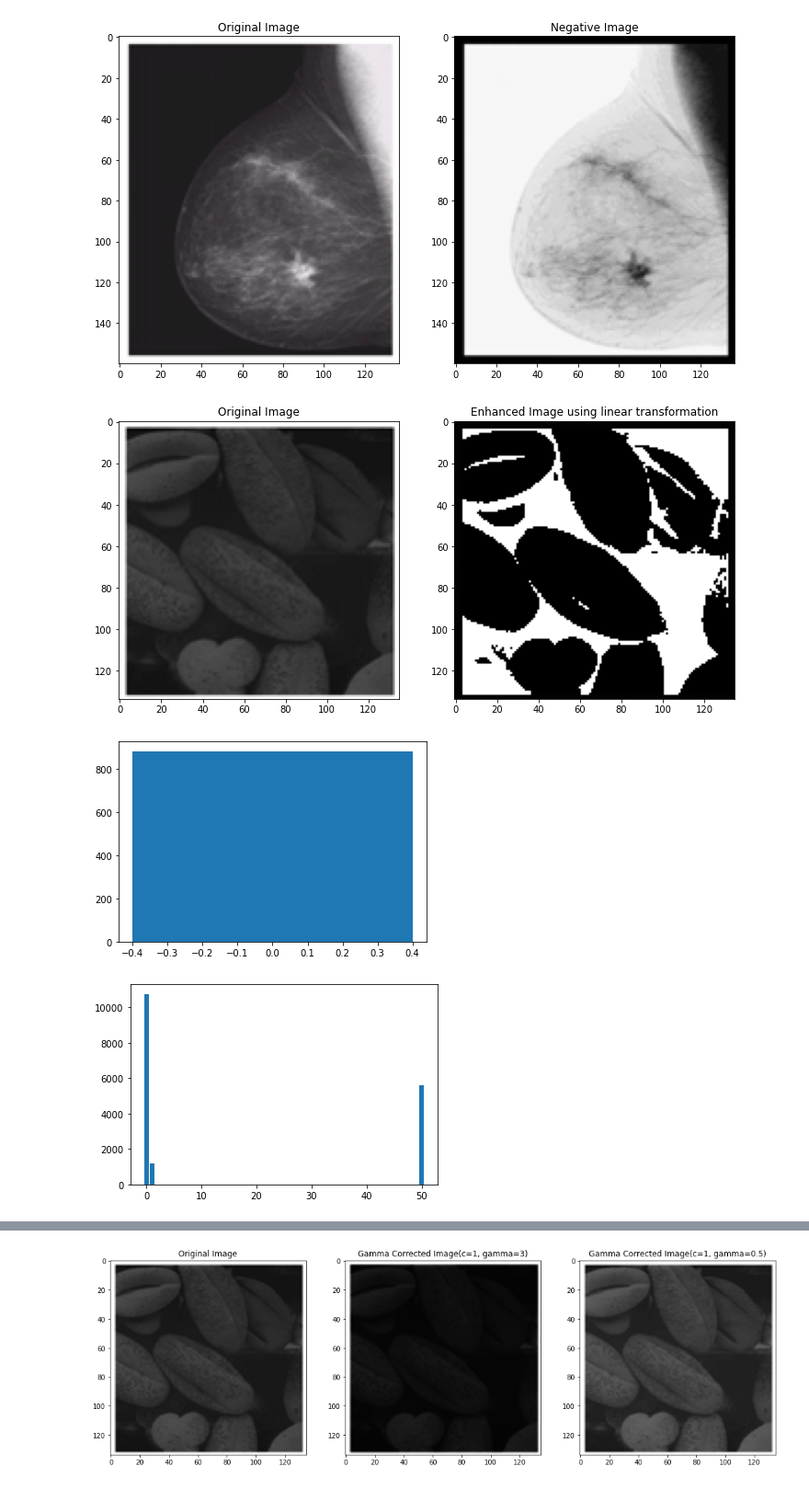
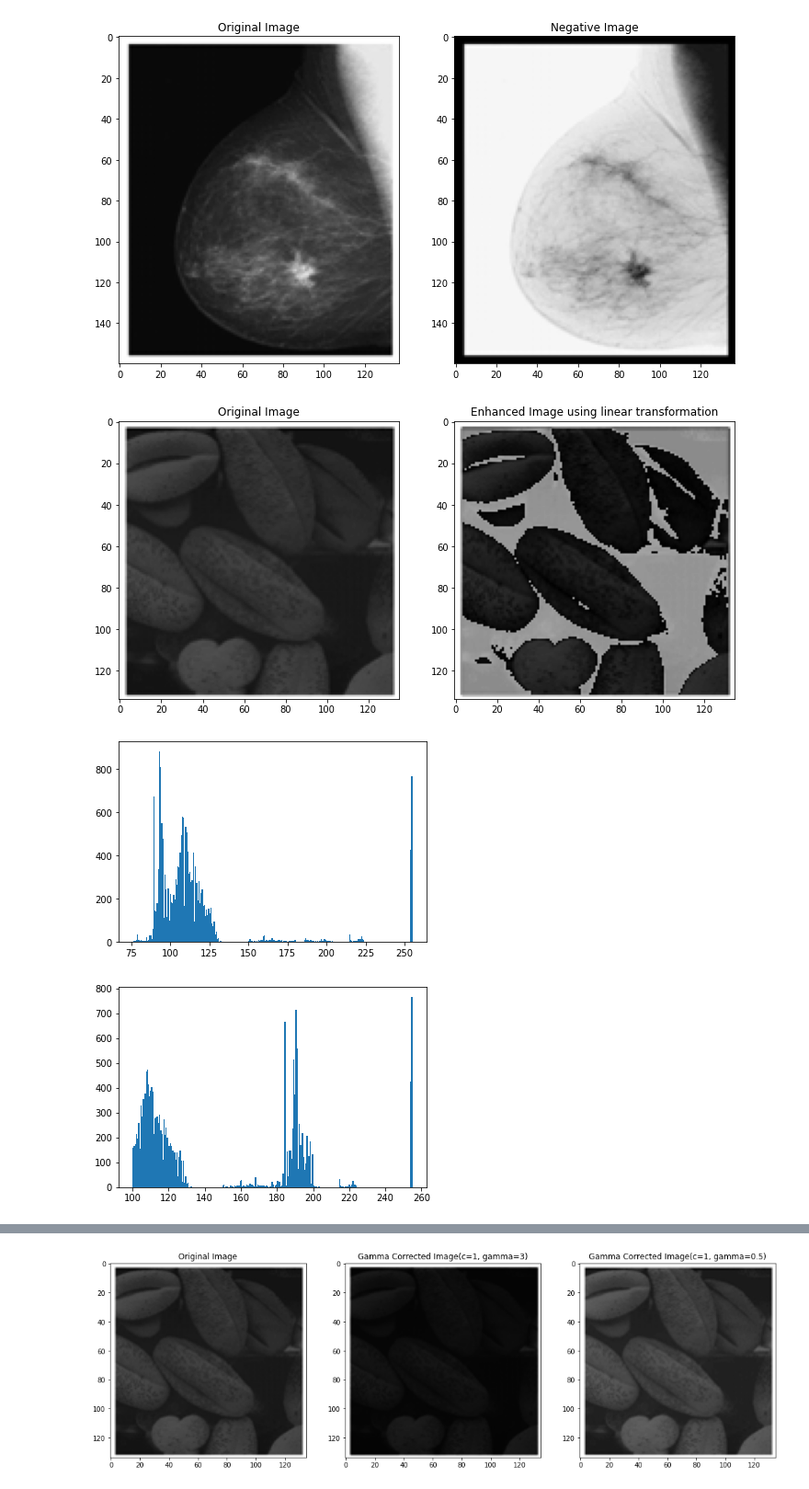
Before and after one commit to We2Am-BaSsem/IP-Labs, a Jupyter notebook: Lab04/Lab4_STD.ipynb, the cells around one changed output, grey strips where cells are left out. Shown at 92% size. Cells and saved outputs as stored; diff of their text form; code cells hidden in the pictures.

```diff
--- a/Lab04/Lab4_STD.ipynb
+++ b/Lab04/Lab4_STD.ipynb
@@ -42,16 +39,11 @@ def show_images(images,titles=None):
 1
 Negative Transformation
 '''
-def negative(image, imageSize=256):
-    negativeImage = np.array(image).flatten()
-    # negativeImage = np.array([((imageSize - 1) - val) for val in negativeImage])
-    # acts as a generator, yield one element at time, doesn't generate the whole list as the normal list comperhension
-    negativeImage = np.fromiter((((imageSize - 1) - val) for val in negativeImage),dtype=negativeImage.dtype)
-    negativeImage = negativeImage.reshape(image.shape)
-    return negativeImage
+def negative(image, greyScaleSize=256):
+   return (greyScaleSize - 1) - image
 
-image = io.imread('imgs/Picture1.png') # png image with alpha channel
-show_images([image, negative(image[:,:,0])],
+image = rgb2gray(rgba2rgb(io.imread('imgs/Picture1.png'))) # png image with alpha channel
+show_images([image, negative(image)],
             ['Original Image', 'Negative Image'])
 # %% [output]
 [figure]
@@ -74,37 +66,40 @@ def comparePlotImage(image1, image2):
 
     cx = fig.add_subplot(223)
     cx.scatter(image1.flatten(), range(len(image1.flatten())), color = 'yellow')
     cx.scatter(image2.flatten(), range(len(image2.flatten())), color = 'green')
     cx.legend(["1 over 2"])
 
     dx = fig.add_subplot(224)
     dx.scatter(image2.flatten(), range(len(image2.flatten())), color = 'green')
     dx.scatter(image1.flatten(),range(len(image1.flatten())), color = 'yellow')
     dx.legend(["2 over 1"])
 
     plt.ylabel('Bit Number')
     plt.xlabel('Bit value')
     plt.show() # show plot
 
-
+# 0->B, 255->W
+# 0:100 -> 50:200
 # 50 + (150 * float(val/100))
 def contrastEnhance(image):
+    def mapping(val):
+        return (50/255 + (3 * float(val / 2)))
     enhancedImage = np.array(image).flatten()
     # acts as a generator, yield one element at time, doesn't generate the whole list as the normal list comperhension
-    enhancedImage = np.fromiter(((50 + (150 * float(val * 255/100))/255 if (val>=0 and val <=100/255) else val) for val in enhancedImage),dtype=enhancedImage.dtype)
+    enhancedImage = np.fromiter((( mapping(val) if (val>=0 and val <=100/255) else val) for val in enhancedImage),dtype=enhancedImage.dtype)
     enhancedImage = enhancedImage.reshape(image.shape)
     return enhancedImage
-
 
 
 image = rgb2gray(rgba2rgb(io.imread('imgs/Picture2.png'))) # png image with alpha channel
 show_images([image, contrastEnhance(image)],
             ['Original Image',  'Enhanced Image using linear transformation'])
 
 
-showHist(image), showHist(contrastEnhance(image))
+showHist(image)
+showHist(contrastEnhance(image))
 comparePlotImage(image, contrastEnhance(image))
 # %% [output]
-[figure, old version]
+[figure, new version]
-[figure, old version]
+[figure, new version]
-[figure, old version]
+[figure, new version]
```
Also changed, not shown: parts of 4 cells of this notebook, 2 other files.
